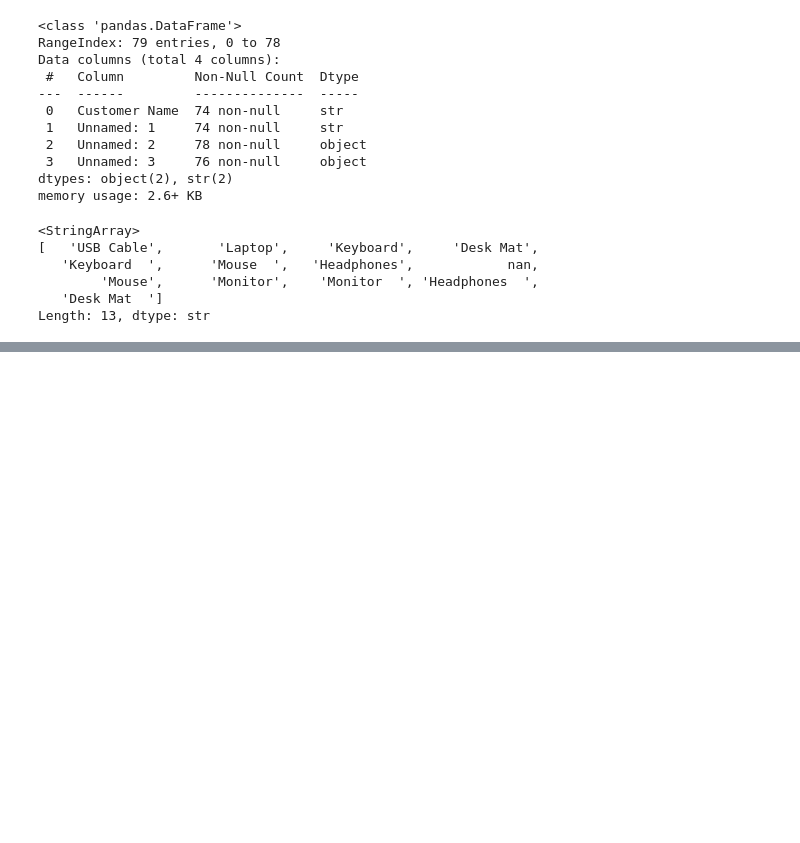
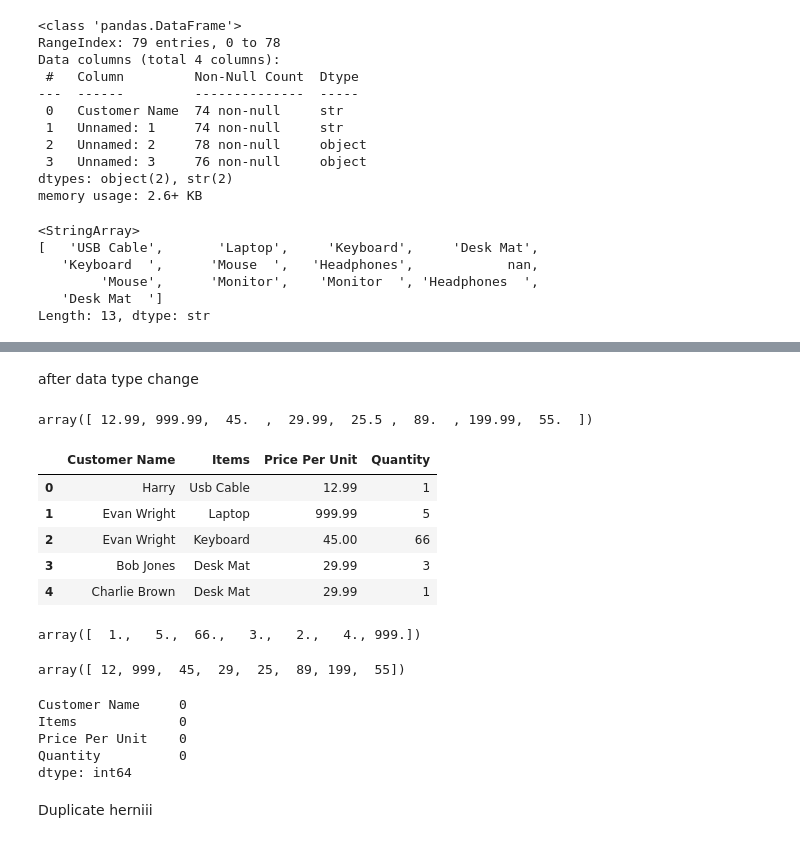
Before and after one commit to adhish-pkrl/daily-python-codes, a Jupyter notebook: day31.ipynb, the cells around one changed output, grey strips where cells are left out. Cells and saved outputs as stored; diff of their text form; code cells hidden in the pictures; blank space fills up the shorter version.

```diff
--- a/day31.ipynb
+++ b/day31.ipynb
@@ -232,0 +307,28 @@ memory usage: 3.2+ KB
+# %%
+df.rename(columns={
+                    'Unnamed: 2': 'Price Per Unit',
+                    'Unnamed: 3': "Quantity"
+                    }, inplace = True)
+# %%
+df['Price Per Unit'] = df['Price Per Unit'].astype(str)
+# %%
+df['Quantity'] = df['Quantity'].astype(str)
+# %% [markdown]
+after data type change
+# %%
+df['Price Per Unit'] = df['Price Per Unit'].str.strip().str.replace('$', '', regex=False)
+df['Price Per Unit'].unique()
+df['Price Per Unit']= pd.to_numeric(df["Price Per Unit"], errors= 'coerce')
+# %%
+df["Price Per Unit"].unique()
+# %% [output]
+array([ 12.99, 999.99,  45.  ,  29.99,  25.5 ,  89.  , 199.99,  55.  ])
+# %%
+df.head()
+# %% [output]
+|  | Customer Name | Items | Price Per Unit | Quantity |
+| 0 | Harry | Usb Cable | 12.99 | 1 |
+| 1 | Evan Wright | Laptop | 999.99 | 5 |
+| 2 | Evan Wright | Keyboard | 45.00 | 66 |
+| 3 | Bob Jones | Desk Mat | 29.99 | 3 |
+| 4 | Charlie Brown | Desk Mat | 29.99 | 1 |
@@ -232,0 +338,19 @@ memory usage: 3.2+ KB
+# %%
+df['Quantity'].unique()
+# %% [output]
+array([  1.,   5.,  66.,   3.,   2.,   4., 999.])
+# %%
+df['Price Per Unit'] = df['Price Per Unit'].astype(int)
+df['Price Per Unit'].unique()
+# %% [output]
+array([ 12, 999,  45,  29,  25,  89, 199,  55])
+# %%
+df.isnull().sum()
+# %% [output]
+Customer Name     0
+Items             0
+Price Per Unit    0
+Quantity          0
+dtype: int64
+# %% [markdown]
+Duplicate herniii
```
Also changed, not shown: parts of 18 cells of this notebook.
